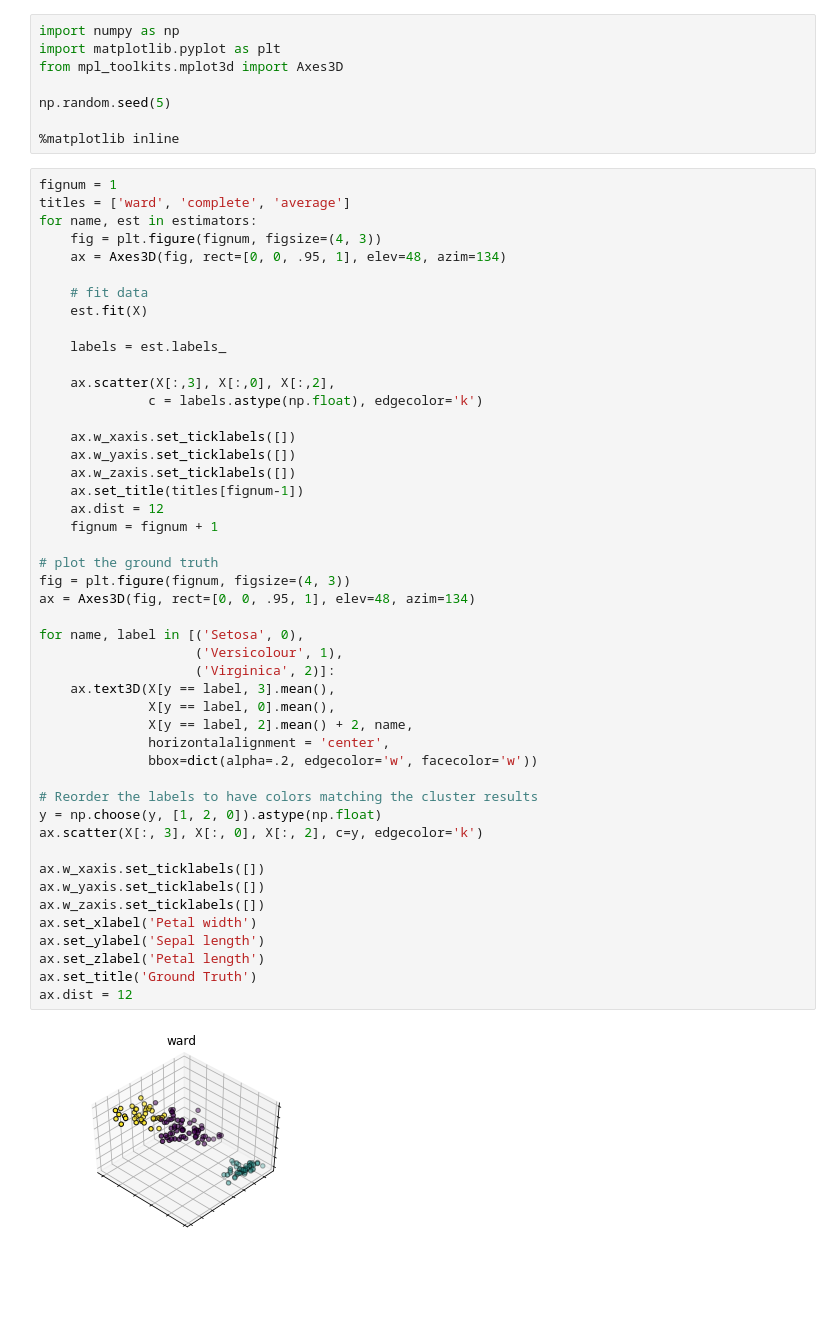
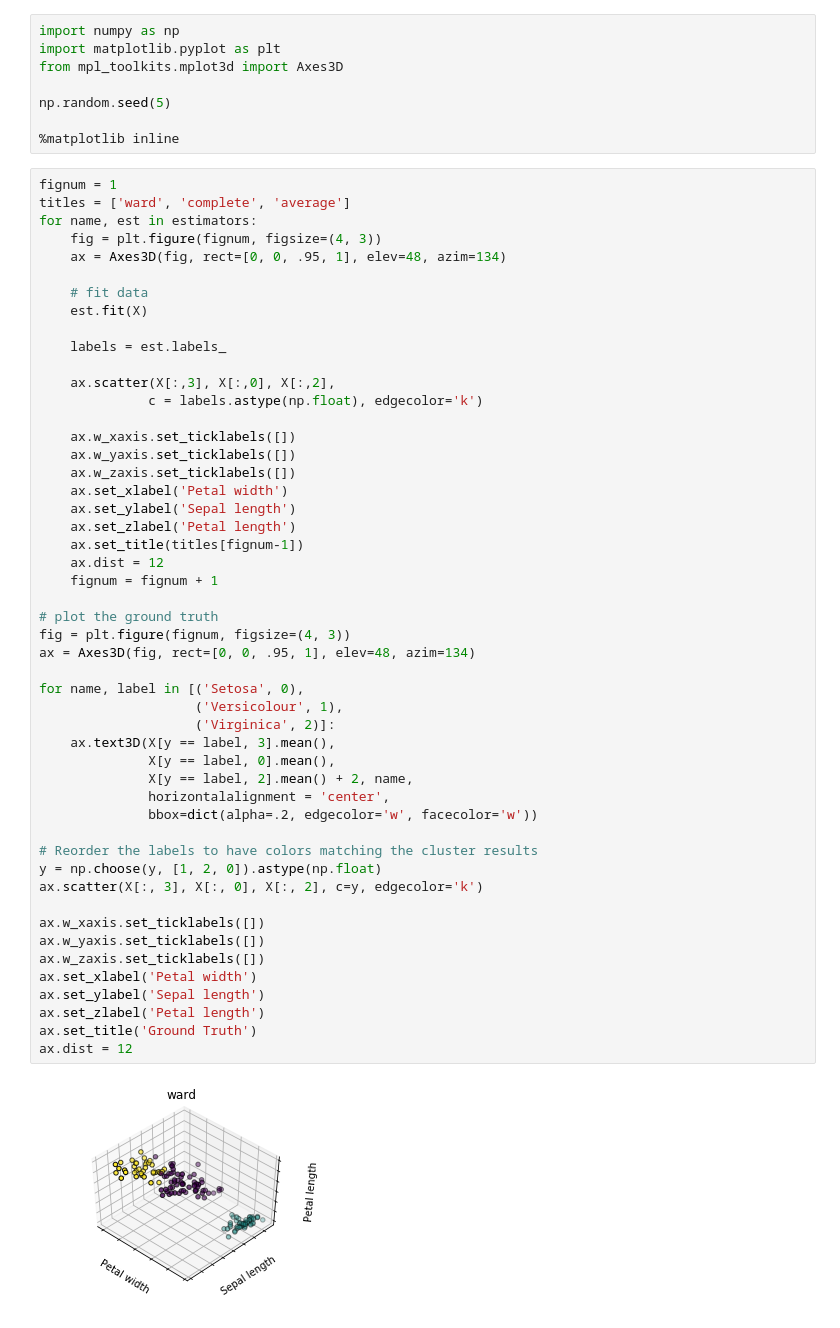
Before and after one commit to shoghilin/ML100Days, a Jupyter notebook: homework/Day_057_HW.ipynb, the cells around one changed output. Saved outputs shown, nothing was run; the diff lists cells and outputs as text; blank space fills up the shorter version.

```diff
--- a/homework/Day_057_HW.ipynb
+++ b/homework/Day_057_HW.ipynb
@@ -41,34 +41,37 @@ for name, est in estimators:
     ax.w_xaxis.set_ticklabels([])
     ax.w_yaxis.set_ticklabels([])
     ax.w_zaxis.set_ticklabels([])
+    ax.set_xlabel('Petal width')
+    ax.set_ylabel('Sepal length')
+    ax.set_zlabel('Petal length')
     ax.set_title(titles[fignum-1])
     ax.dist = 12
     fignum = fignum + 1
 
 # plot the ground truth
 fig = plt.figure(fignum, figsize=(4, 3))
 ax = Axes3D(fig, rect=[0, 0, .95, 1], elev=48, azim=134)
 
 for name, label in [('Setosa', 0),
                     ('Versicolour', 1),
                     ('Virginica', 2)]:
     ax.text3D(X[y == label, 3].mean(),
               X[y == label, 0].mean(),
               X[y == label, 2].mean() + 2, name,
               horizontalalignment = 'center',
               bbox=dict(alpha=.2, edgecolor='w', facecolor='w'))
 
 # Reorder the labels to have colors matching the cluster results
 y = np.choose(y, [1, 2, 0]).astype(np.float)
 ax.scatter(X[:, 3], X[:, 0], X[:, 2], c=y, edgecolor='k')
 
 ax.w_xaxis.set_ticklabels([])
 ax.w_yaxis.set_ticklabels([])
 ax.w_zaxis.set_ticklabels([])
 ax.set_xlabel('Petal width')
 ax.set_ylabel('Sepal length')
 ax.set_zlabel('Petal length')
 ax.set_title('Ground Truth')
 ax.dist = 12
 # %% [output]
-[figure, old version]
+[figure, new version]
```
Also changed, not shown: parts of 1 cell of this notebook.
